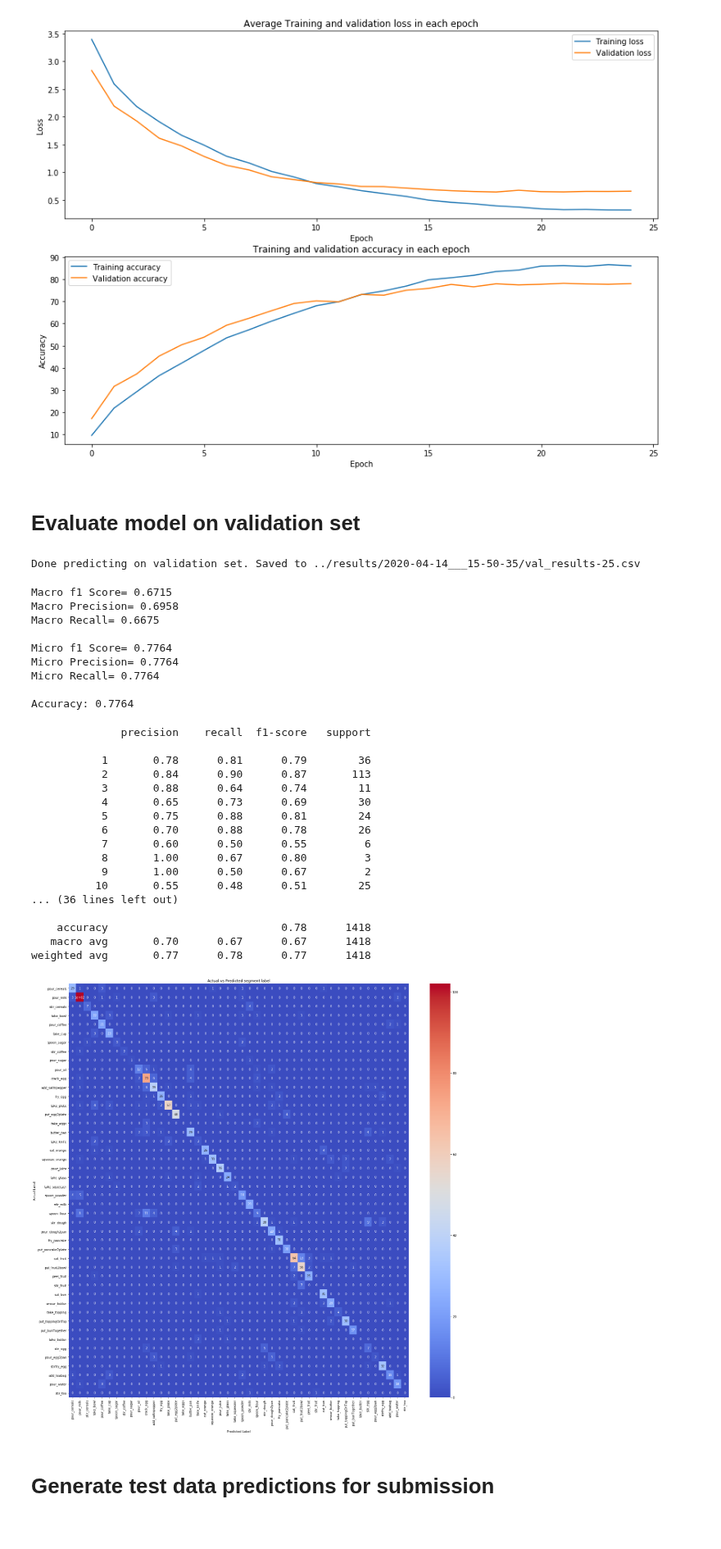
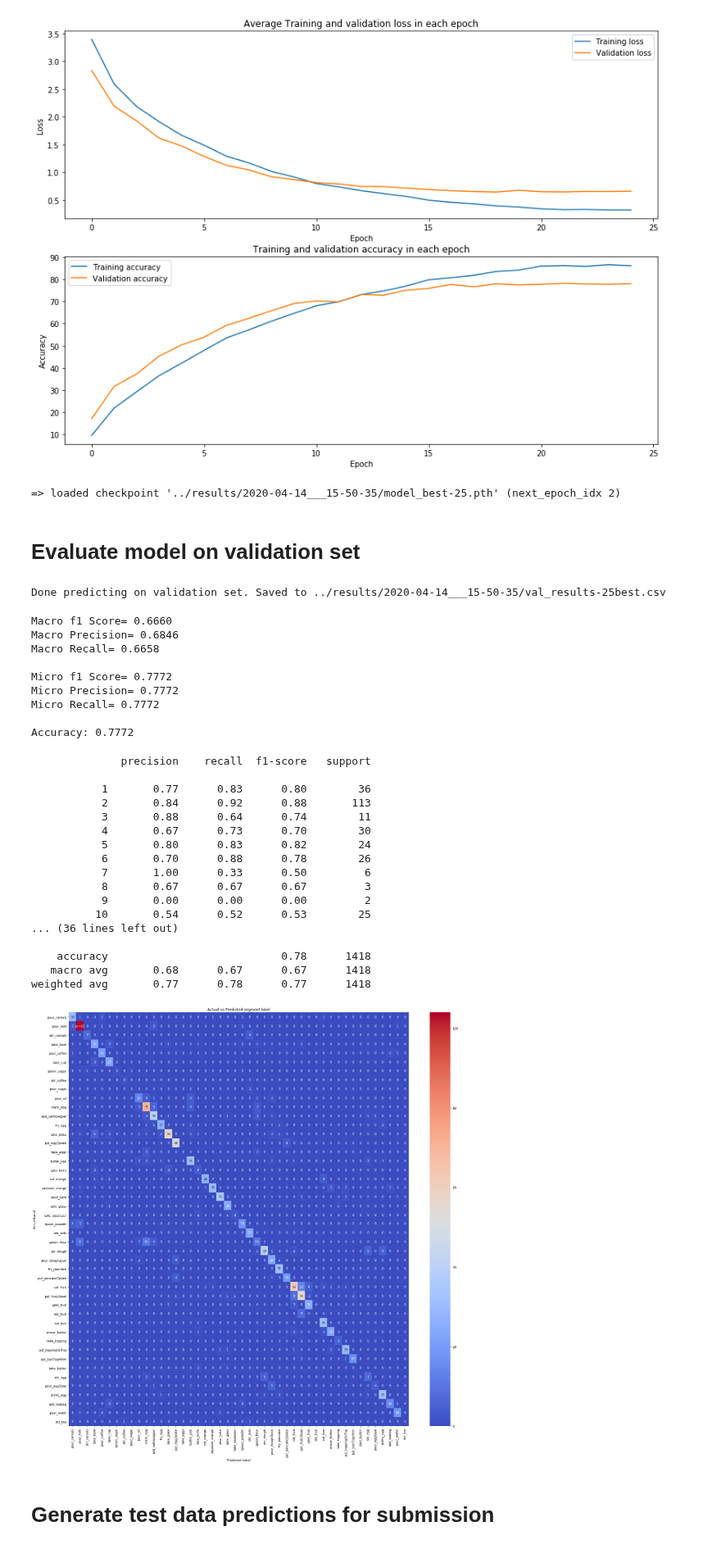
Before and after one commit to amrut-prabhu/breakfast-actions-classifier, a Jupyter notebook: models/Bidirectional_video.ipynb, the cells around one changed output. Shown at 82% size. Drawn from its saved outputs; the diff is of its cells as text; code cells hidden in the pictures.

Commit message:
Add best model results

```diff
--- a/models/Bidirectional_video.ipynb
+++ b/models/Bidirectional_video.ipynb
@@ -575,22 +575,24 @@ plt.legend(["Training accuracy","Validation accuracy"])
 <matplotlib.legend.Legend at 0x...>
 [figure]
 # %%
-# # Load saved checkpoint OR best model
-# # checkpoint_path = RESULTS_DIR + "2020-04-05_20-52-22" + "/model_checkpoint.pth"
-# checkpoint_path = RESULTS_DIR + "2020-04-14___10-57-16" + "/model_best.pth"
+# Load saved checkpoint OR best model
+# checkpoint_path = RESULTS_DIR + "2020-04-05_20-52-22" + "/model_checkpoint.pth"
+checkpoint_path = RESULTS_DIR + "2020-04-14___15-50-35" + "/model_best-25.pth"
 
-# checkpoint = torch.load(checkpoint_path)
+checkpoint = torch.load(checkpoint_path)
 
-# next_epoch_idx = checkpoint['next_epoch_idx']
-# val_loss = checkpoint['val_loss']
-# model.load_state_dict(checkpoint['state_dict'])
-# optimizer.load_state_dict(checkpoint['optimizer'])
+next_epoch_idx = checkpoint['next_epoch_idx']
+val_loss = checkpoint['val_loss']
+model.load_state_dict(checkpoint['state_dict'])
+optimizer.load_state_dict(checkpoint['optimizer'])
 
-# print("=> loaded checkpoint '{}' (next_epoch_idx {})".format(checkpoint_path, next_epoch_idx))
+print("=> loaded checkpoint '{}' (next_epoch_idx {})".format(checkpoint_path, next_epoch_idx))
 
-# # # Load saved final model
-# # path = RESULTS_DIR + "2020-04-08___10-06-06" + "/bidirectional_video_model-30.pth"
-# # model.load_state_dict(torch.load(path))
+# # Load saved final model
+# path = RESULTS_DIR + "2020-04-08___10-06-06" + "/bidirectional_video_model-30.pth"
+# model.load_state_dict(torch.load(path))
+# %% [output]
+=> loaded checkpoint '../results/2020-04-14___15-50-35/model_best-25.pth' (next_epoch_idx 2)
 # %% [markdown]
 # Evaluate model on validation set
 # %%
@@ -621,12 +623,12 @@ with torch.no_grad(): # Saves memory and faster computation
         y['Predicted'].extend(predicted.tolist())
 
 y_df = pd.DataFrame(y)
-path = RESULTS_DIR + model_time + "/val_results-25.csv" # -best
+path = RESULTS_DIR + model_time + "/val_results-25best.csv" # -best
 y_df.to_csv(path, encoding='utf-8', index=False)
 
 print('Done predicting on validation set. Saved to', path)
 # %% [output]
-Done predicting on validation set. Saved to ../results/2020-04-14___15-50-35/val_results-25.csv
+Done predicting on validation set. Saved to ../results/2020-04-14___15-50-35/val_results-25best.csv
 # %%
 from sklearn.metrics import f1_score, precision_score, recall_score, accuracy_score, roc_auc_score
 
@@ -644,15 +646,15 @@ print('\nAccuracy: %.4f' % accuracy_score(y['Actual'], y['Predicted']))
 # Insensitive to class imbalance when average == 'macro'.
 # print(roc_auc_score(y['Actual'], y['Predicted'], multi_class='ovo', average='macro'))
 # %% [output]
-Macro f1 Score= 0.6715
-Macro Precision= 0.6958
-Macro Recall= 0.6675
+Macro f1 Score= 0.6660
+Macro Precision= 0.6846
+Macro Recall= 0.6658
 
-Micro f1 Score= 0.7764
-Micro Precision= 0.7764
-Micro Recall= 0.7764
+Micro f1 Score= 0.7772
+Micro Precision= 0.7772
+Micro Recall= 0.7772
 
-Accuracy: 0.7764
+Accuracy: 0.7772
 # %%
 # https://towardsdatascience.com/multi-class-metrics-made-simple-part-ii-the-f1-score-ebe8b2c2ca1
 
@@ -661,20 +663,20 @@ print(metrics.classification_report(y['Actual'], y['Predicted']))
 # %% [output]
               precision    recall  f1-score   support
 
-           1       0.78      0.81      0.79        36
-           2       0.84      0.90      0.87       113
+           1       0.77      0.83      0.80        36
+           2       0.84      0.92      0.88       113
            3       0.88      0.64      0.74        11
-           4       0.65      0.73      0.69        30
-           5       0.75      0.88      0.81        24
+           4       0.67      0.73      0.70        30
+           5       0.80      0.83      0.82        24
            6       0.70      0.88      0.78        26
-           7       0.60      0.50      0.55         6
-           8       1.00      0.67      0.80         3
-           9       1.00      0.50      0.67         2
-          10       0.55      0.48      0.51        25
+           7       1.00      0.33      0.50         6
+           8       0.67      0.67      0.67         3
+           9       0.00      0.00      0.00         2
+          10       0.54      0.52      0.53        25
 ... (36 lines left out)
 
     accuracy                           0.78      1418
-   macro avg       0.70      0.67      0.67      1418
+   macro avg       0.68      0.67      0.67      1418
 weighted avg       0.77      0.78      0.77      1418
 # %%
 def read_mapping_dict(mapping_file):
@@ -690,35 +692,35 @@ def read_mapping_dict(mapping_file):
 mapping_loc = '../splits/mapping_bf.txt'
 actions_dict = read_mapping_dict(mapping_loc)
 
 
 NUM_ACTIONS = 48
 
 unique_validation_labels = set(y_df['Actual'])
 axis_labels = []
 for i in range(NUM_ACTIONS):
     if i not in unique_validation_labels:
         continue
     axis_labels.append(actions_dict[i])
 
 
 from sklearn.metrics import confusion_matrix
 confusion_mat = confusion_matrix(y_df['Actual'], y_df['Predicted'])
 
 # Diagonal is correct predictions
 fig = plt.figure(figsize=(25,25))
 
 # Actual vs Predicted
 ax = sns.heatmap(confusion_mat, annot=True,
                 xticklabels=axis_labels, yticklabels=axis_labels,
                 cmap="coolwarm")
 
 ax.set(title="Actual vs Predicted segment label", xlabel="Predicted Label", ylabel="Actual Label")
 ax.set_yticklabels(ax.get_yticklabels(), rotation = 0);
 
-path = RESULTS_DIR + model_time + "/confusion_matrix-25.png" # -best
+path = RESULTS_DIR + model_time + "/confusion_matrix-25best.png" # -best
 fig.savefig(path, bbox_inches='tight')
 # %% [output]
-[figure, old version]
+[figure, new version]
 # %% [markdown]
 # Generate test data predictions for submission
 # %%
```
Also changed, not shown: parts of 1 cell of this notebook.
